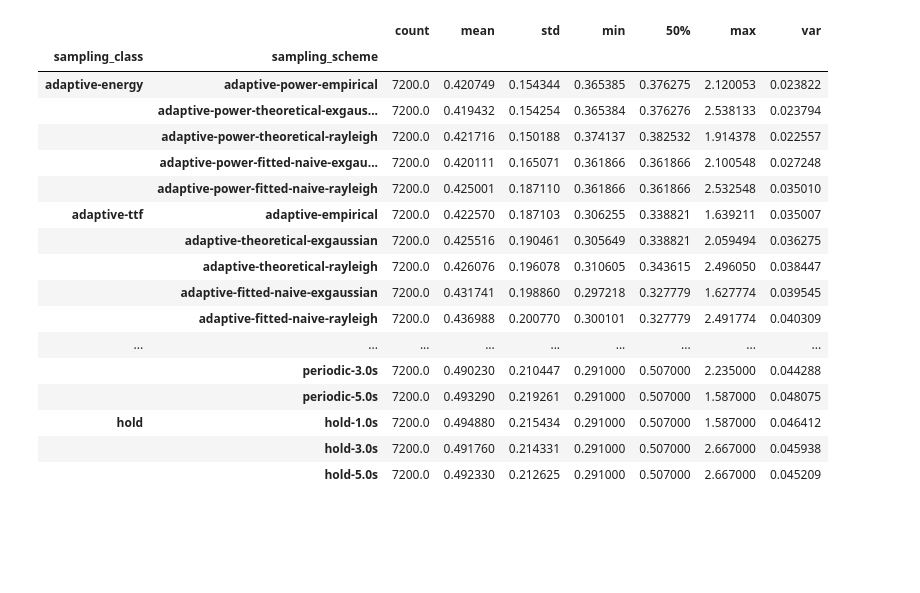
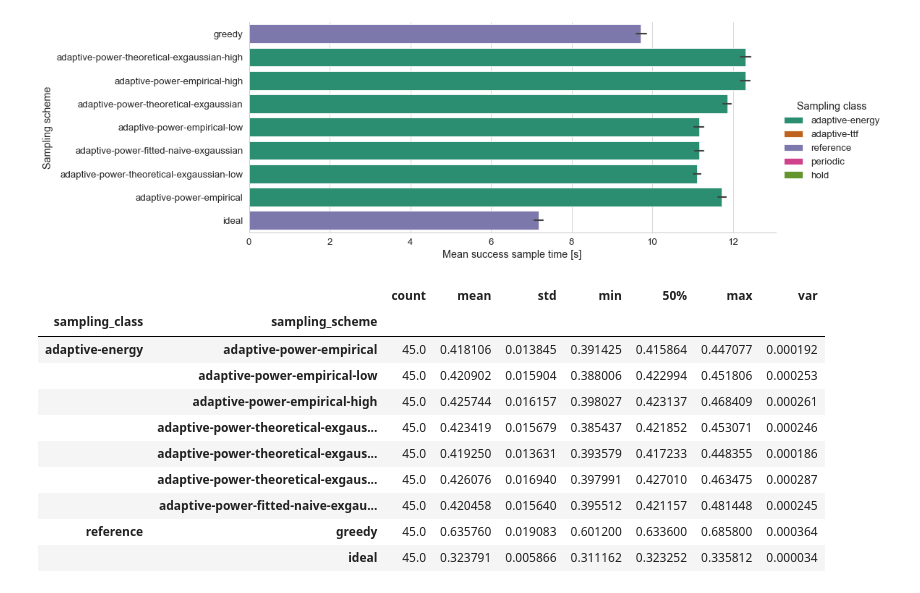
Before and after one commit to vnmo/EdgeDroid2, a Jupyter notebook: analysis/scaling_rtt_sampling_detail.ipynb, the cells around one changed output. Saved outputs shown, nothing was run; the diff lists cells and outputs as text; code cells hidden in the pictures; blank space fills up the shorter version.

```diff
--- a/analysis/scaling_rtt_sampling_detail.ipynb
+++ b/analysis/scaling_rtt_sampling_detail.ipynb
@@ -76,0 +182,9 @@ results
+# %%
+results_per_rep = (
+    results
+    .groupby(["timing_model", "sampling_scheme", "sampling_class", "rtt", "repetition"], observed=True)
+    [["execution_time", "step_duration", "ttf", "wait_time", "samples", "energy", "idle_energy", "comm_energy", "idle_time", "comm_time", "success_sample_instant"]]
+    .mean()
+    .reset_index()
+)
+results_per_rep
@@ -149,27 +445,43 @@ plt.show()
+# %%
+fg = sns.catplot(
+    kind="bar",
+    errorbar=("ci", 95),
+    data=results_per_rep[results_per_rep["rtt"] == results_per_rep["rtt"].max()],
+    y="sampling_scheme",
+    order=reversed(energy_at_max_rtt.index),
+    x="success_sample_instant",
+    # join=False,
+    hue="sampling_class",
+    # hue_order=["adaptive-energy", "adaptive-ttf", "periodic", "hold", "reference"],
+    aspect=3,
+    # markers="+",
+    dodge=False,
+)
+# for ax in fg.axes.flat:
+#     ax.set_xticks(ax.get_xticks(), ax.get_xticklabels(), rotation=55, ha="right", rotation_mode="anchor")
+
+fg.set_axis_labels("Mean success sample time [s]", "Sampling scheme")
+fg.legend.set_title("Sampling class")
+# fg.set(xscale="log", xlim=(0.1, 10))
+plt.show()
+# %% [output]
+[figure, added]
 # %%
-import numpy as np
-
-energies_maxrtt = results.loc[(results["rtt"] == results["rtt"].max())].groupby(["sampling_class", "sampling_scheme"])["energy"].describe(percentiles=[])
+energies_maxrtt = results_per_rep.loc[(results_per_rep["rtt"] == results_per_rep["rtt"].max())].groupby(
+    ["sampling_class", "sampling_scheme"])["energy"].describe(percentiles=[])
 energies_maxrtt["var"] = np.square(energies_maxrtt["std"])
 energies_maxrtt
 # %% [output]
 |  |  | count | mean | std | min | 50% | max | var |
 | sampling_class | sampling_scheme |  |  |  |  |  |  |  |
-| adaptive-energy | adaptive-power-empirical | 7200.0 | 0.420749 | 0.154344 | 0.365385 | 0.376275 | 2.120053 | 0.023822 |
-|  | adaptive-power-theoretical-exgaus... | 7200.0 | 0.419432 | 0.154254 | 0.365384 | 0.376276 | 2.538133 | 0.023794 |
-|  | adaptive-power-theoretical-rayleigh | 7200.0 | 0.421716 | 0.150188 | 0.374137 | 0.382532 | 1.914378 | 0.022557 |
-|  | adaptive-power-fitted-naive-exgau... | 7200.0 | 0.420111 | 0.165071 | 0.361866 | 0.361866 | 2.100548 | 0.027248 |
-|  | adaptive-power-fitted-naive-rayleigh | 7200.0 | 0.425001 | 0.187110 | 0.361866 | 0.361866 | 2.532548 | 0.035010 |
-| adaptive-ttf | adaptive-empirical | 7200.0 | 0.422570 | 0.187103 | 0.306255 | 0.338821 | 1.639211 | 0.035007 |
-|  | adaptive-theoretical-exgaussian | 7200.0 | 0.425516 | 0.190461 | 0.305649 | 0.338821 | 2.059494 | 0.036275 |
-|  | adaptive-theoretical-rayleigh | 7200.0 | 0.426076 | 0.196078 | 0.310605 | 0.343615 | 2.496050 | 0.038447 |
-|  | adaptive-fitted-naive-exgaussian | 7200.0 | 0.431741 | 0.198860 | 0.297218 | 0.327779 | 1.627774 | 0.039545 |
-|  | adaptive-fitted-naive-rayleigh | 7200.0 | 0.436988 | 0.200770 | 0.300101 | 0.327779 | 2.491774 | 0.040309 |
-| ... | ... | ... | ... | ... | ... | ... | ... | ... |
-|  | periodic-3.0s | 7200.0 | 0.490230 | 0.210447 | 0.291000 | 0.507000 | 2.235000 | 0.044288 |
-|  | periodic-5.0s | 7200.0 | 0.493290 | 0.219261 | 0.291000 | 0.507000 | 1.587000 | 0.048075 |
-| hold | hold-1.0s | 7200.0 | 0.494880 | 0.215434 | 0.291000 | 0.507000 | 1.587000 | 0.046412 |
-|  | hold-3.0s | 7200.0 | 0.491760 | 0.214331 | 0.291000 | 0.507000 | 2.667000 | 0.045938 |
-|  | hold-5.0s | 7200.0 | 0.492330 | 0.212625 | 0.291000 | 0.507000 | 2.667000 | 0.045209 |
+| adaptive-energy | adaptive-power-empirical | 45.0 | 0.418106 | 0.013845 | 0.391425 | 0.415864 | 0.447077 | 0.000192 |
+|  | adaptive-power-empirical-low | 45.0 | 0.420902 | 0.015904 | 0.388006 | 0.422994 | 0.451806 | 0.000253 |
+|  | adaptive-power-empirical-high | 45.0 | 0.425744 | 0.016157 | 0.398027 | 0.423137 | 0.468409 | 0.000261 |
+|  | adaptive-power-theoretical-exgaus... | 45.0 | 0.423419 | 0.015679 | 0.385437 | 0.421852 | 0.453071 | 0.000246 |
+|  | adaptive-power-theoretical-exgaus... | 45.0 | 0.419250 | 0.013631 | 0.393579 | 0.417233 | 0.448355 | 0.000186 |
+|  | adaptive-power-theoretical-exgaus... | 45.0 | 0.426076 | 0.016940 | 0.397991 | 0.427010 | 0.463475 | 0.000287 |
+|  | adaptive-power-fitted-naive-exgau... | 45.0 | 0.420458 | 0.015640 | 0.395512 | 0.421157 | 0.481448 | 0.000245 |
+| reference | greedy | 45.0 | 0.635760 | 0.019083 | 0.601200 | 0.633600 | 0.685800 | 0.000364 |
+|  | ideal | 45.0 | 0.323791 | 0.005866 | 0.311162 | 0.323252 | 0.335812 | 0.000034 |
 # %%
 import scipy.stats as stats
```
Also changed, not shown: parts of 23 cells of this notebook, 31 other files.
